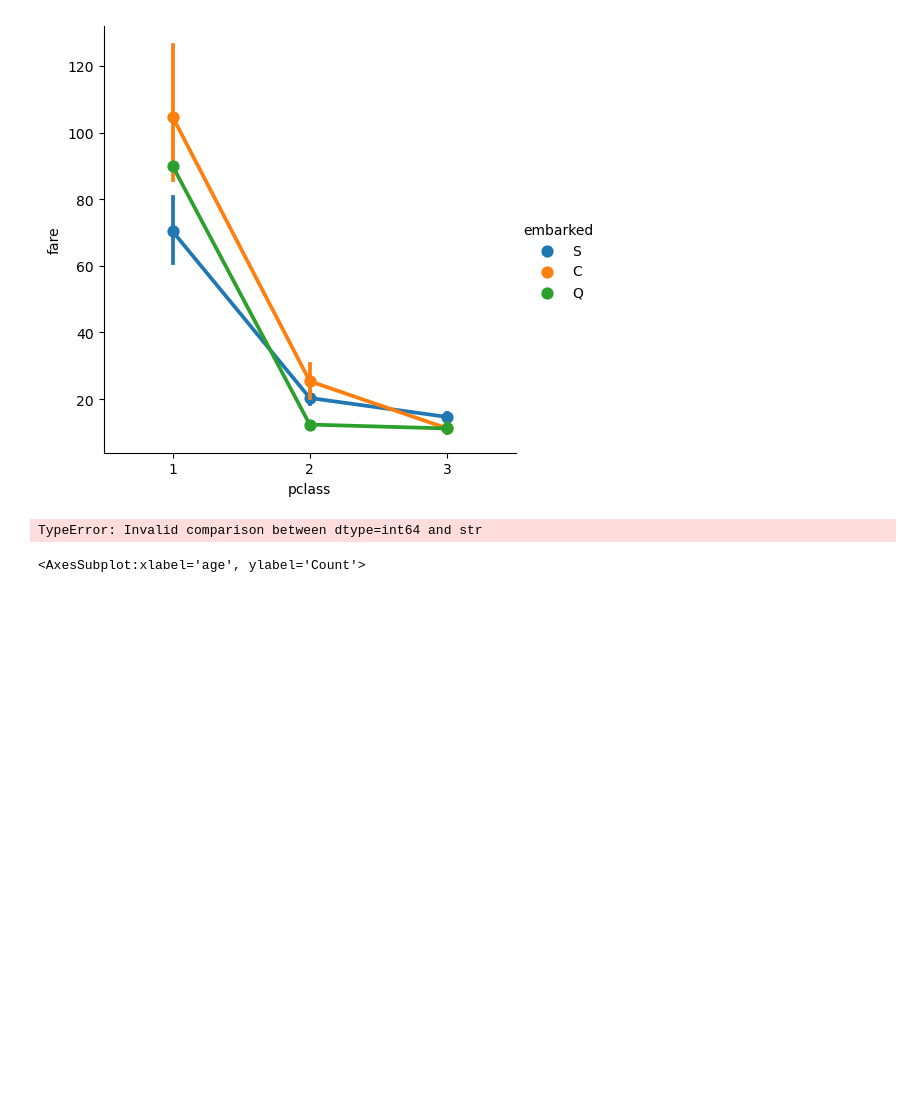
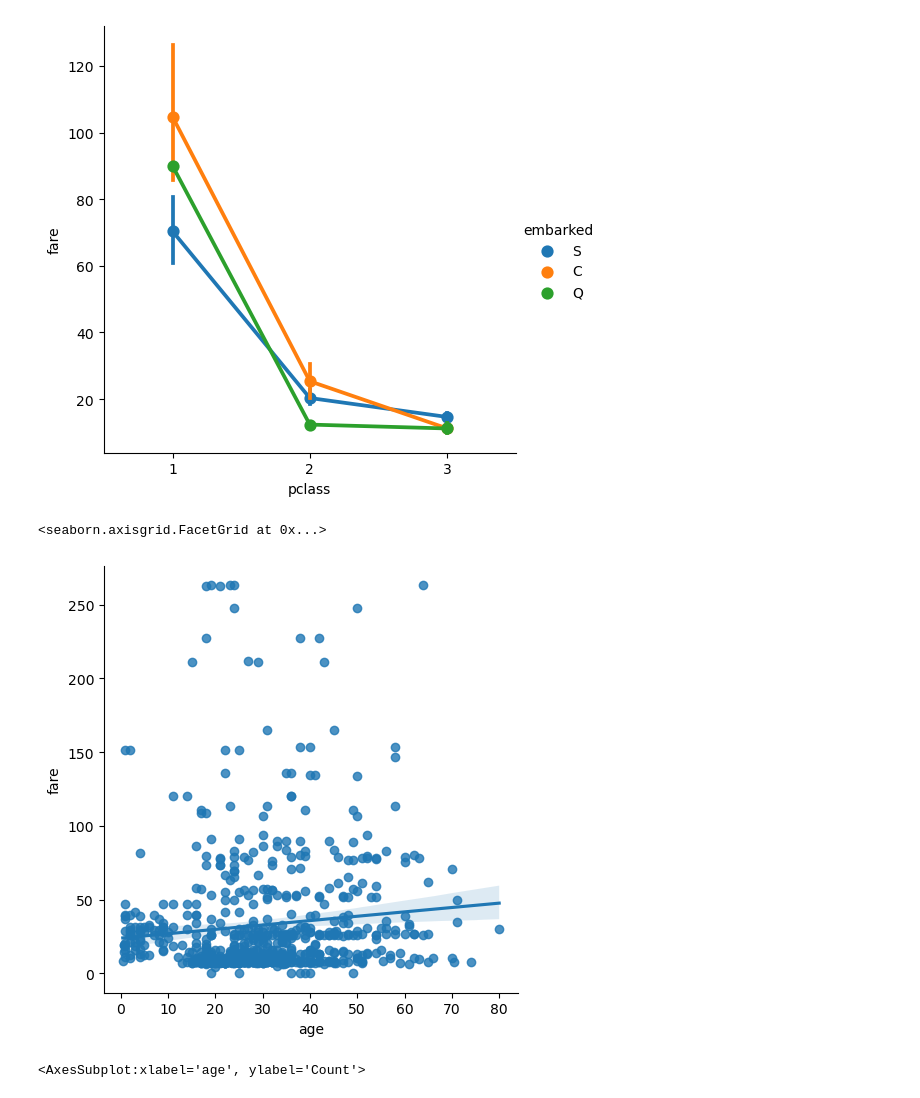
Before and after one commit to fareed23/data-science, a Jupyter notebook: day13/eda.ipynb, the cells around one changed output. Drawn from its saved outputs; the diff is of its cells as text; code cells hidden in the pictures; blank space fills up the shorter version.

```diff
--- a/day13/eda.ipynb
+++ b/day13/eda.ipynb
@@ -254,10 +254,13 @@ sns.catplot(data=df, x='pclass', y='fare', hue='embarked', kind='point')
 [figure]
 # %%
 # Checking relation of two numeric variables
-sns.lmplot(data=df, x='age', y=df.loc[df['fare'] < 300.0])
+sns.lmplot(data=df, x='age', y=df[df['fare'] < 300])
+# Assignment to check fare of those less than 300
+sns.lmplot(data=df[df['fare'] < 300], x='age', y='fare')
 # df.dtypes
 # %% [output]
-TypeError: Invalid comparison between dtype=int64 and str
+<seaborn.axisgrid.FacetGrid at 0x...>
+[figure, added]
 # %%
 # How to add a column and make an age group
 sns.histplot(data=df, x='age')
```
Also changed, not shown: parts of 1 cell of this notebook.
